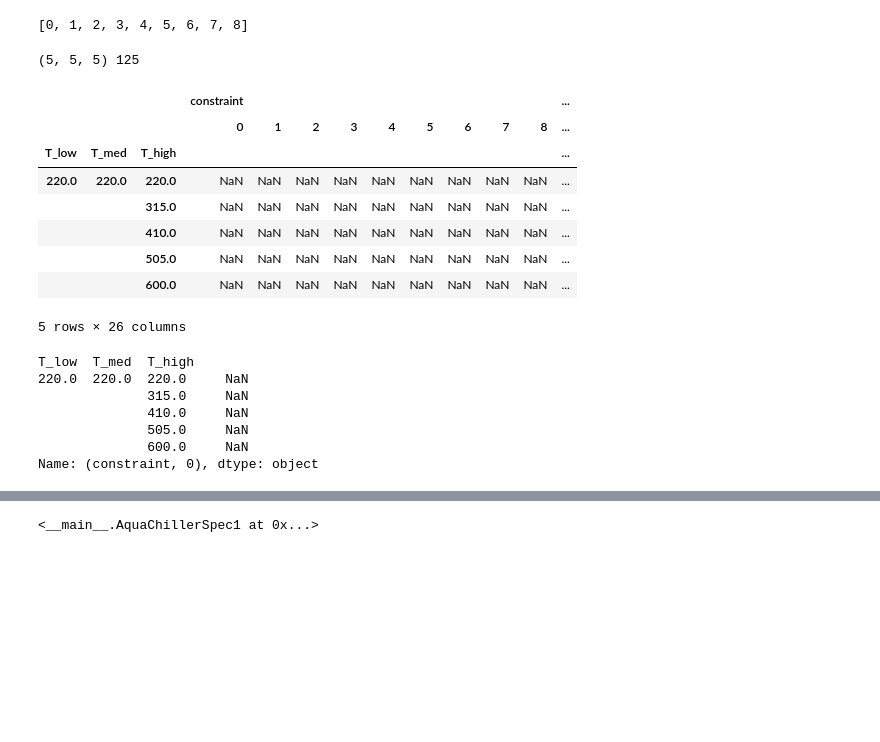
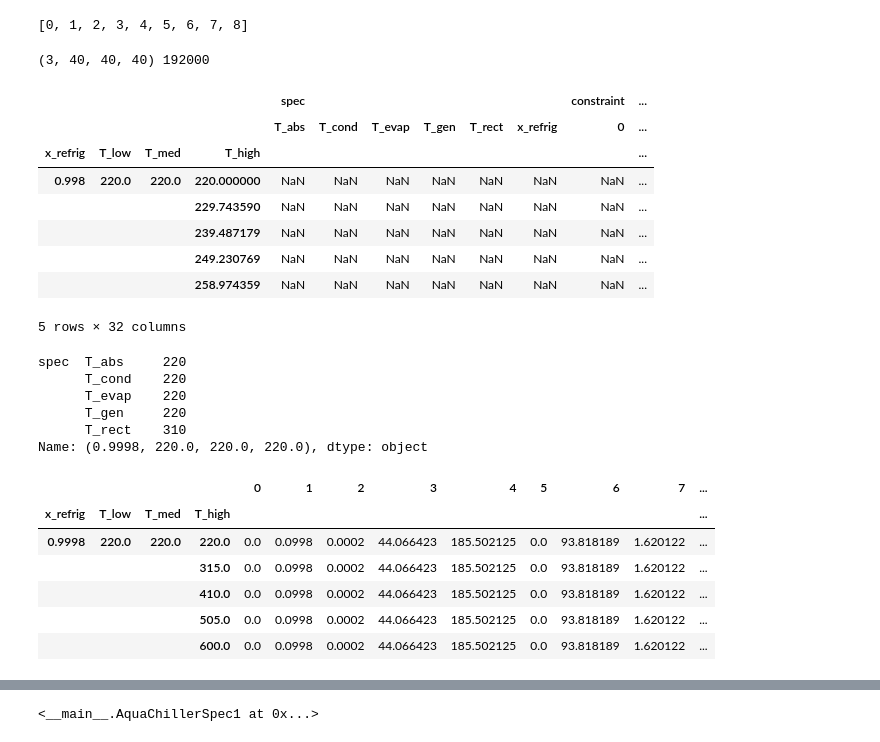
Before and after one commit to nfette/openACHP, a Jupyter notebook: src/Feasibility of ammonia-aqua chiller.ipynb, the cells around one changed output, grey strips where cells are left out. Saved outputs shown, nothing was run; the diff lists cells and outputs as text; code cells hidden in the pictures; blank space fills up the shorter version.

```diff
--- a/src/Feasibility of ammonia-aqua chiller.ipynb
+++ b/src/Feasibility of ammonia-aqua chiller.ipynb
@@ -672,39 +642,48 @@ list(range(AquaChillerSpec1.n_cons))
 [0, 1, 2, 3, 4, 5, 6, 7, 8]
 # %%
 # Parametric study / visualize infeasible regions
-x_refrig = 0.99
-T_low = 250
-T_low_range = numpy.linspace(220, 420, 5)
-T_med_range = numpy.linspace(220, 420, 5)
-T_high_range = numpy.linspace(220, 600, 5)
-shape = (len(T_low_range),len(T_med_range),len(T_high_range))
+x_refrig_range = [0.998, 0.9998, 0.99998]
+T_low_range = numpy.linspace(220, 420, 40)
+T_med_range = numpy.linspace(220, 420, 40)
+T_high_range = numpy.linspace(220, 600, 40)
+shape = (len(x_refrig_range),len(T_low_range),len(T_med_range),len(T_high_range))
 study_index = pandas.MultiIndex.from_product(
-    [T_low_range,T_med_range,T_high_range],
-    names=['T_low','T_med','T_high'])
-study_columns=constraint_columns.append(calc_columns).append(mapped_columns)
+    [x_refrig_range,T_low_range,T_med_range,T_high_range],
+    names=['x_refrig','T_low','T_med','T_high'])
+study_columns=all_columns
 study = pandas.DataFrame(
-    index=index,
+    index=study_index,
     columns=study_columns)
-print(shape, len(constraints))
-constraints.head()
+print(shape, len(study))
+study.head()
 # %% [output]
-(5, 5, 5) 125
+(3, 40, 40, 40) 192000
-|  |  |  | constraint |  |  |  |  |  |  |  |  | ... |
-|  |  |  | 0 | 1 | 2 | 3 | 4 | 5 | 6 | 7 | 8 | ... |
-| T_low | T_med | T_high |  |  |  |  |  |  |  |  |  | ... |
-| 220.0 | 220.0 | 220.0 | NaN | NaN | NaN | NaN | NaN | NaN | NaN | NaN | NaN | ... |
-|  |  | 315.0 | NaN | NaN | NaN | NaN | NaN | NaN | NaN | NaN | NaN | ... |
-|  |  | 410.0 | NaN | NaN | NaN | NaN | NaN | NaN | NaN | NaN | NaN | ... |
-|  |  | 505.0 | NaN | NaN | NaN | NaN | NaN | NaN | NaN | NaN | NaN | ... |
-|  |  | 600.0 | NaN | NaN | NaN | NaN | NaN | NaN | NaN | NaN | NaN | ... |
+|  |  |  |  | spec |  |  |  |  |  | constraint | ... |
+|  |  |  |  | T_abs | T_cond | T_evap | T_gen | T_rect | x_refrig | 0 | ... |
+| x_refrig | T_low | T_med | T_high |  |  |  |  |  |  |  | ... |
+| 0.998 | 220.0 | 220.0 | 220.000000 | NaN | NaN | NaN | NaN | NaN | NaN | NaN | ... |
+|  |  |  | 229.743590 | NaN | NaN | NaN | NaN | NaN | NaN | NaN | ... |
+|  |  |  | 239.487179 | NaN | NaN | NaN | NaN | NaN | NaN | NaN | ... |
+|  |  |  | 249.230769 | NaN | NaN | NaN | NaN | NaN | NaN | NaN | ... |
+|  |  |  | 258.974359 | NaN | NaN | NaN | NaN | NaN | NaN | NaN | ... |
-5 rows × 26 columns
+5 rows × 32 columns
+# %%
+row=study.iloc[0]
+row.head()
+# %% [output]
+spec  T_abs     220
+      T_cond    220
+      T_evap    220
+      T_gen     220
+      T_rect    310
+Name: (0.9998, 220.0, 220.0, 220.0), dtype: object
 # %%
-study['constraint',0].head()
+study['constraint'].head()
 # %% [output]
-T_low  T_med  T_high
-220.0  220.0  220.0     NaN
-              315.0     NaN
-              410.0     NaN
-              505.0     NaN
-              600.0     NaN
-Name: (constraint, 0), dtype: object
+|  |  |  |  | 0 | 1 | 2 | 3 | 4 | 5 | 6 | 7 | ... |
+| x_refrig | T_low | T_med | T_high |  |  |  |  |  |  |  |  | ... |
+| 0.9998 | 220.0 | 220.0 | 220.0 | 0.0 | 0.0998 | 0.0002 | 44.066423 | 185.502125 | 0.0 | 93.818189 | 1.620122 | ... |
+|  |  |  | 315.0 | 0.0 | 0.0998 | 0.0002 | 44.066423 | 185.502125 | 0.0 | 93.818189 | 1.620122 | ... |
+|  |  |  | 410.0 | 0.0 | 0.0998 | 0.0002 | 44.066423 | 185.502125 | 0.0 | 93.818189 | 1.620122 | ... |
+|  |  |  | 505.0 | 0.0 | 0.0998 | 0.0002 | 44.066423 | 185.502125 | 0.0 | 93.818189 | 1.620122 | ... |
+|  |  |  | 600.0 | 0.0 | 0.0998 | 0.0002 | 44.066423 | 185.502125 | 0.0 | 93.818189 | 1.620122 | ... |
```
Also changed, not shown: parts of 21 cells of this notebook.
